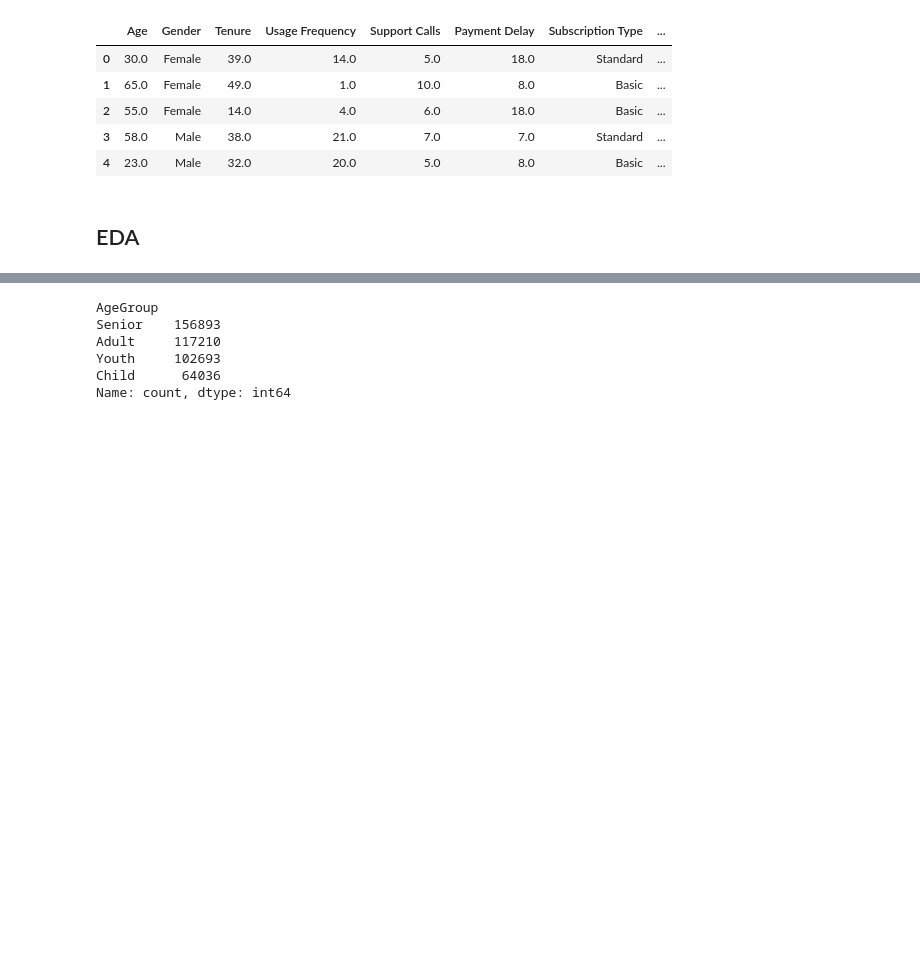
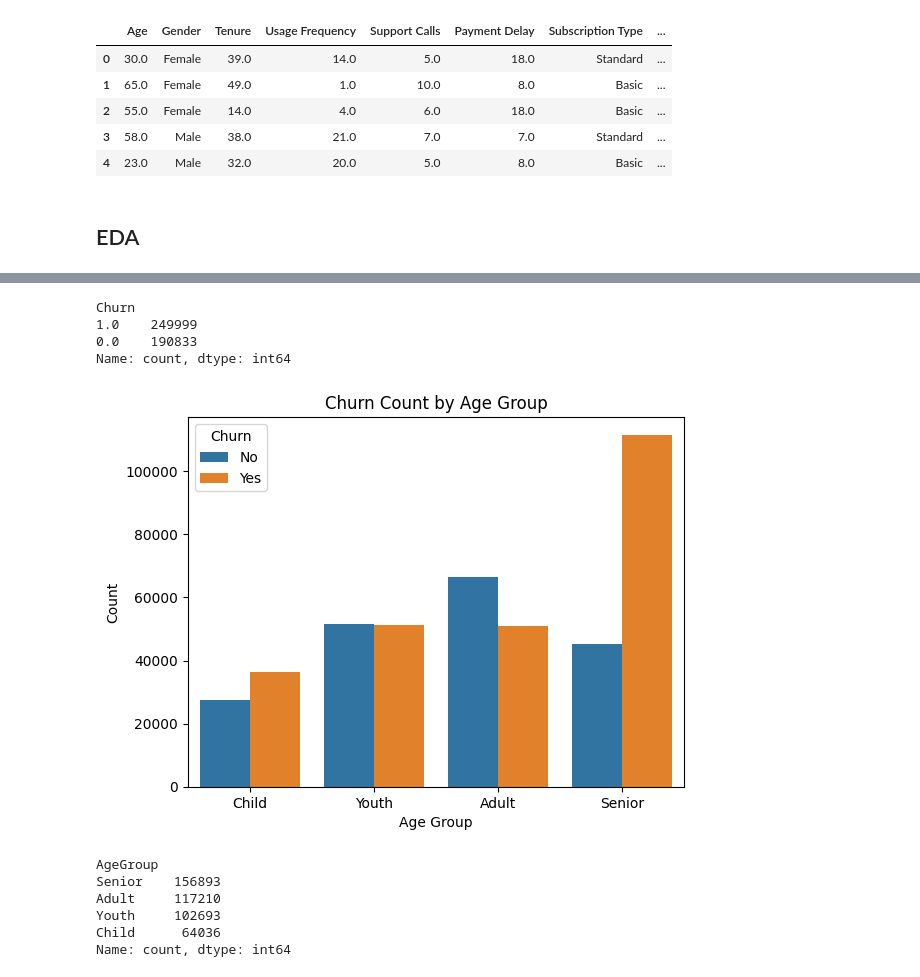
Before and after one commit to nadir2609/Customer-Retention-Engine, a Jupyter notebook: notebooks/experiment.ipynb, the cells around one changed output, grey strips where cells are left out. Drawn from its saved outputs; the diff is of its cells as text; code cells hidden in the pictures; blank space fills up the shorter version.

```diff
--- a/notebooks/experiment.ipynb
+++ b/notebooks/experiment.ipynb
@@ -87,3 +103,21 @@ df.head()
+# %%
+# Count of churns and non churns
+df['Churn'].value_counts()
+# %% [output]
+Churn
+1.0    249999
+0.0    190833
+Name: count, dtype: int64
+# %%
+# Category counts by group
+sns.countplot(x='AgeGroup', hue='Churn', data=df)
+plt.title('Churn Count by Age Group')
+plt.xlabel('Age Group')
+plt.ylabel('Count')
+plt.legend(title='Churn', labels=['No', 'Yes'])
+plt.show()
+# %% [output]
+[figure, added]
 # %%
 # Count of Age Groups
 
```
Also changed, not shown: parts of 1 cell of this notebook.
